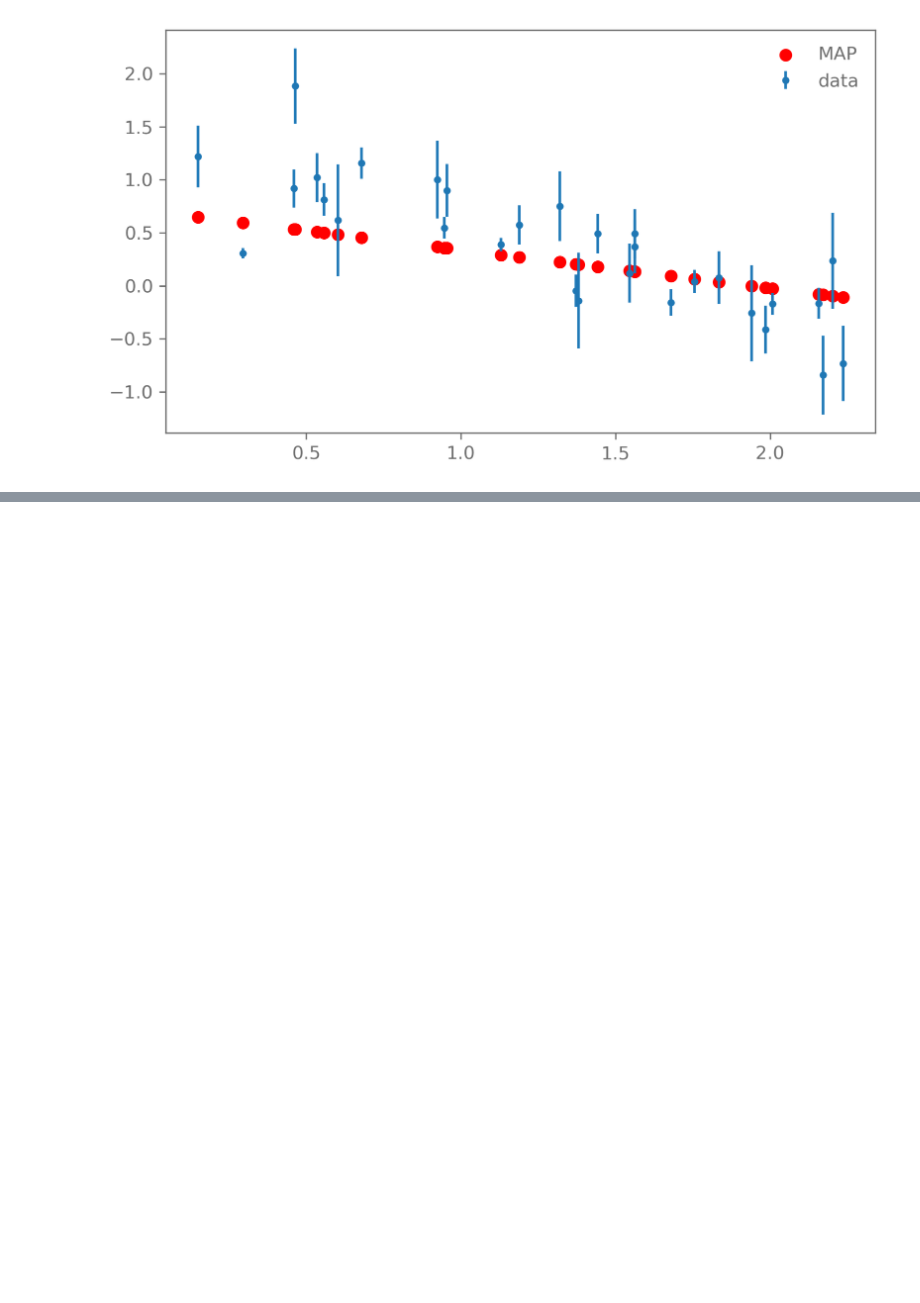
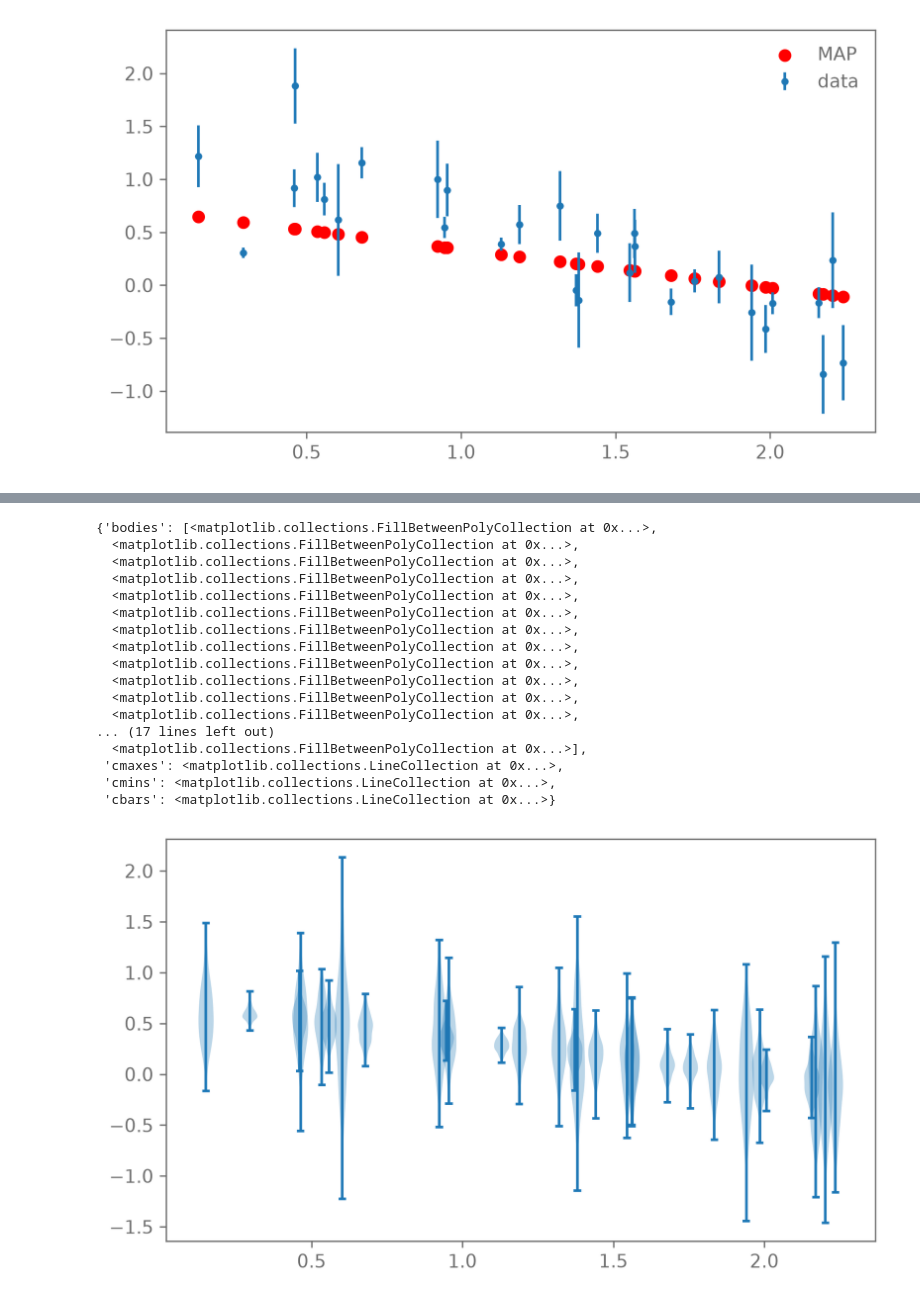
Before and after one commit to bermeyer/Bayesian-Stats-HS2026, a Jupyter notebook: my_exercise_solutions/Ex4.ipynb, the cells around one changed output, grey strips where cells are left out. Saved outputs shown, nothing was run; the diff lists cells and outputs as text; code cells hidden in the pictures; blank space fills up the shorter version.

```diff
--- a/my_exercise_solutions/Ex4.ipynb
+++ b/my_exercise_solutions/Ex4.ipynb
@@ -332,0 +444,21 @@ plt.legend()
+# %%
+plt.violinplot(posterior_predictive,positions=x,widths=0.05, orientation="vertical",showmeans=False,showextrema=True)
+# %% [output]
+{'bodies': [<matplotlib.collections.FillBetweenPolyCollection at 0x...>,
+  <matplotlib.collections.FillBetweenPolyCollection at 0x...>,
+  <matplotlib.collections.FillBetweenPolyCollection at 0x...>,
+  <matplotlib.collections.FillBetweenPolyCollection at 0x...>,
+  <matplotlib.collections.FillBetweenPolyCollection at 0x...>,
+  <matplotlib.collections.FillBetweenPolyCollection at 0x...>,
+  <matplotlib.collections.FillBetweenPolyCollection at 0x...>,
+  <matplotlib.collections.FillBetweenPolyCollection at 0x...>,
+  <matplotlib.collections.FillBetweenPolyCollection at 0x...>,
+  <matplotlib.collections.FillBetweenPolyCollection at 0x...>,
+  <matplotlib.collections.FillBetweenPolyCollection at 0x...>,
+  <matplotlib.collections.FillBetweenPolyCollection at 0x...>,
+... (17 lines left out)
+  <matplotlib.collections.FillBetweenPolyCollection at 0x...>],
+ 'cmaxes': <matplotlib.collections.LineCollection at 0x...>,
+ 'cmins': <matplotlib.collections.LineCollection at 0x...>,
+ 'cbars': <matplotlib.collections.LineCollection at 0x...>}
+[figure, added]
```
Also changed, not shown: parts of 27 cells of this notebook, 3 other files.
